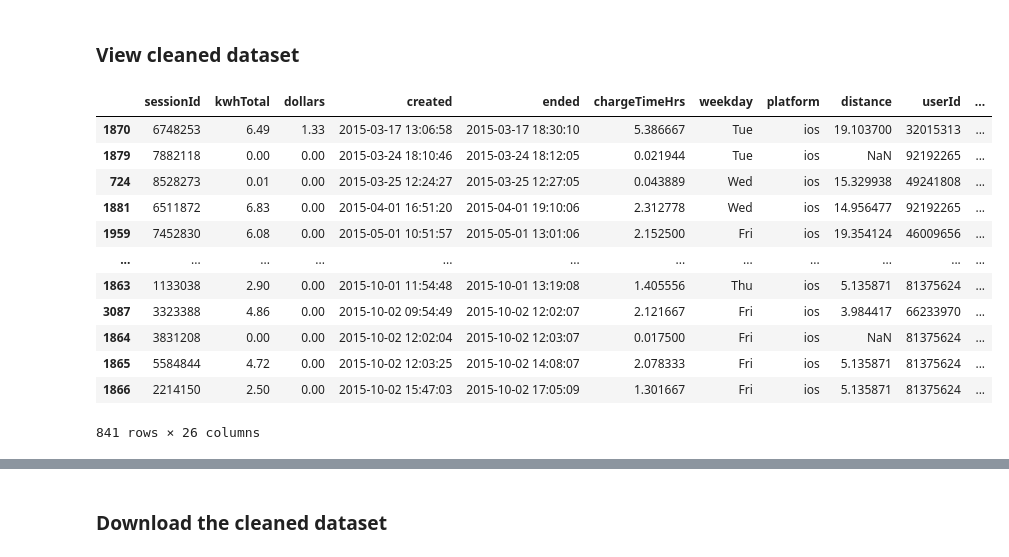
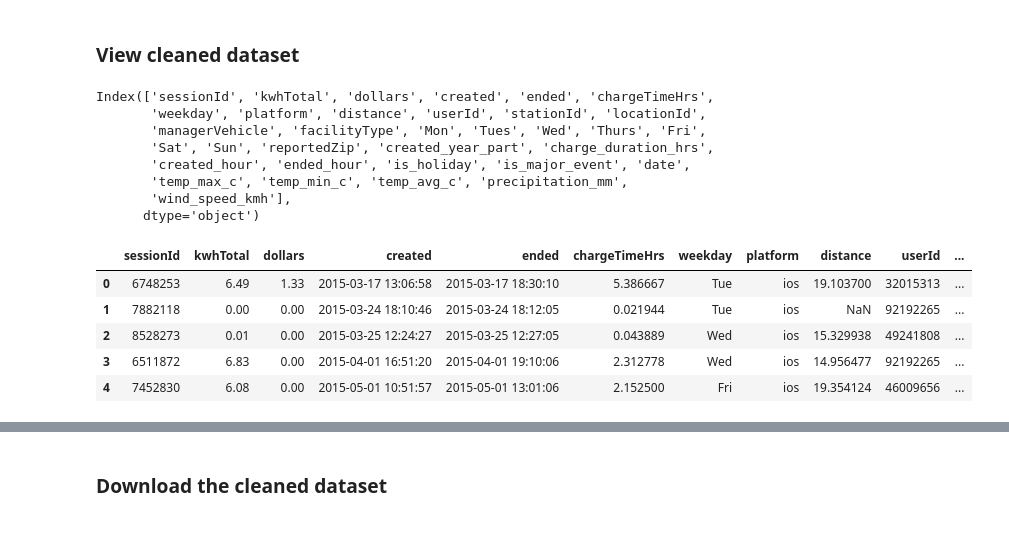
Before and after one commit to Chameleon-company/EVAT-Data-Science, a Jupyter notebook: Use_Cases/Congestion Prediction/Data preprocessing.ipynb, the cells around one changed output, grey strips where cells are left out. Saved outputs shown, nothing was run; the diff lists cells and outputs as text; code cells hidden in the pictures; blank space fills up the shorter version.

```diff
--- a/Use_Cases/Congestion Prediction/Data preprocessing.ipynb
+++ b/Use_Cases/Congestion Prediction/Data preprocessing.ipynb
@@ -458,0 +462,5 @@ assert df['sessionId'].is_unique, "Duplicate session IDs found!"
+# %%
+#Holiday date
+import holidays
+vic_holidays = holidays.Australia(state='VIC', years=[2014, 2015])
+df['is_holiday'] = df['created'].dt.date.apply(lambda date: 1 if date in vic_holidays else 0)
@@ -459,21 +497,60 @@ assert df['sessionId'].is_unique, "Duplicate session IDs found!"
+# %%
+# Weather details
+import requests
+
+#Melbounrne coordinates
+lat = -37.8136
+lon = 144.9631
+
+start_date = df['created'].min().strftime('%Y-%m-%d')
+end_date = df['created'].max().strftime('%Y-%m-%d')
+
+url = f"https://archive-api.open-meteo.com/v1/archive"
+params = {
+    "latitude": lat,
+    "longitude": lon,
+    "start_date": start_date,
+    "end_date": end_date,
+    "daily": "temperature_2m_max,temperature_2m_min,temperature_2m_mean,precipitation_sum,windspeed_10m_max",
+    "timezone": "Australia/Melbourne"
+}
+
+response = requests.get(url, params=params)
+weather_json = response.json()
+
+weather_df = pd.DataFrame({
+    'date': pd.to_datetime(weather_json['daily']['time']),
+    'temp_max_c': weather_json['daily']['temperature_2m_max'],
+    'temp_min_c': weather_json['daily']['temperature_2m_min'],
+    'temp_avg_c': weather_json['daily']['temperature_2m_mean'],
+    'precipitation_mm': weather_json['daily']['precipitation_sum'],
+    'wind_speed_kmh': weather_json['daily']['windspeed_10m_max']
+})
+
+df['date'] = pd.to_datetime(df['created'].dt.date)
+df = df.merge(weather_df, on='date', how='left')
 # %% [markdown]
 ### View cleaned dataset
+# %%
+df.columns
+# %% [output]
+Index(['sessionId', 'kwhTotal', 'dollars', 'created', 'ended', 'chargeTimeHrs',
+       'weekday', 'platform', 'distance', 'userId', 'stationId', 'locationId',
+       'managerVehicle', 'facilityType', 'Mon', 'Tues', 'Wed', 'Thurs', 'Fri',
+       'Sat', 'Sun', 'reportedZip', 'created_year_part', 'charge_duration_hrs',
+       'created_hour', 'ended_hour', 'is_holiday', 'is_major_event', 'date',
+       'temp_max_c', 'temp_min_c', 'temp_avg_c', 'precipitation_mm',
+       'wind_speed_kmh'],
+      dtype='object')
 # %%
-df
+df.head()
 # %% [output]
 |  | sessionId | kwhTotal | dollars | created | ended | chargeTimeHrs | weekday | platform | distance | userId | ... |
-| 1870 | 6748253 | 6.49 | 1.33 | 2015-03-17 13:06:58 | 2015-03-17 18:30:10 | 5.386667 | Tue | ios | 19.103700 | 32015313 | ... |
-| 1879 | 7882118 | 0.00 | 0.00 | 2015-03-24 18:10:46 | 2015-03-24 18:12:05 | 0.021944 | Tue | ios | NaN | 92192265 | ... |
-| 724 | 8528273 | 0.01 | 0.00 | 2015-03-25 12:24:27 | 2015-03-25 12:27:05 | 0.043889 | Wed | ios | 15.329938 | 49241808 | ... |
-| 1881 | 6511872 | 6.83 | 0.00 | 2015-04-01 16:51:20 | 2015-04-01 19:10:06 | 2.312778 | Wed | ios | 14.956477 | 92192265 | ... |
-| 1959 | 7452830 | 6.08 | 0.00 | 2015-05-01 10:51:57 | 2015-05-01 13:01:06 | 2.152500 | Fri | ios | 19.354124 | 46009656 | ... |
-| ... | ... | ... | ... | ... | ... | ... | ... | ... | ... | ... | ... |
-| 1863 | 1133038 | 2.90 | 0.00 | 2015-10-01 11:54:48 | 2015-10-01 13:19:08 | 1.405556 | Thu | ios | 5.135871 | 81375624 | ... |
-| 3087 | 3323388 | 4.86 | 0.00 | 2015-10-02 09:54:49 | 2015-10-02 12:02:07 | 2.121667 | Fri | ios | 3.984417 | 66233970 | ... |
-| 1864 | 3831208 | 0.00 | 0.00 | 2015-10-02 12:02:04 | 2015-10-02 12:03:07 | 0.017500 | Fri | ios | NaN | 81375624 | ... |
-| 1865 | 5584844 | 4.72 | 0.00 | 2015-10-02 12:03:25 | 2015-10-02 14:08:07 | 2.078333 | Fri | ios | 5.135871 | 81375624 | ... |
-| 1866 | 2214150 | 2.50 | 0.00 | 2015-10-02 15:47:03 | 2015-10-02 17:05:09 | 1.301667 | Fri | ios | 5.135871 | 81375624 | ... |
+| 0 | 6748253 | 6.49 | 1.33 | 2015-03-17 13:06:58 | 2015-03-17 18:30:10 | 5.386667 | Tue | ios | 19.103700 | 32015313 | ... |
+| 1 | 7882118 | 0.00 | 0.00 | 2015-03-24 18:10:46 | 2015-03-24 18:12:05 | 0.021944 | Tue | ios | NaN | 92192265 | ... |
+| 2 | 8528273 | 0.01 | 0.00 | 2015-03-25 12:24:27 | 2015-03-25 12:27:05 | 0.043889 | Wed | ios | 15.329938 | 49241808 | ... |
+| 3 | 6511872 | 6.83 | 0.00 | 2015-04-01 16:51:20 | 2015-04-01 19:10:06 | 2.312778 | Wed | ios | 14.956477 | 92192265 | ... |
+| 4 | 7452830 | 6.08 | 0.00 | 2015-05-01 10:51:57 | 2015-05-01 13:01:06 | 2.152500 | Fri | ios | 19.354124 | 46009656 | ... |
-841 rows × 26 columns
 # %%
 df.describe
 # %% [output]
```
Also changed, not shown: parts of 14 cells of this notebook, 1 other file.
